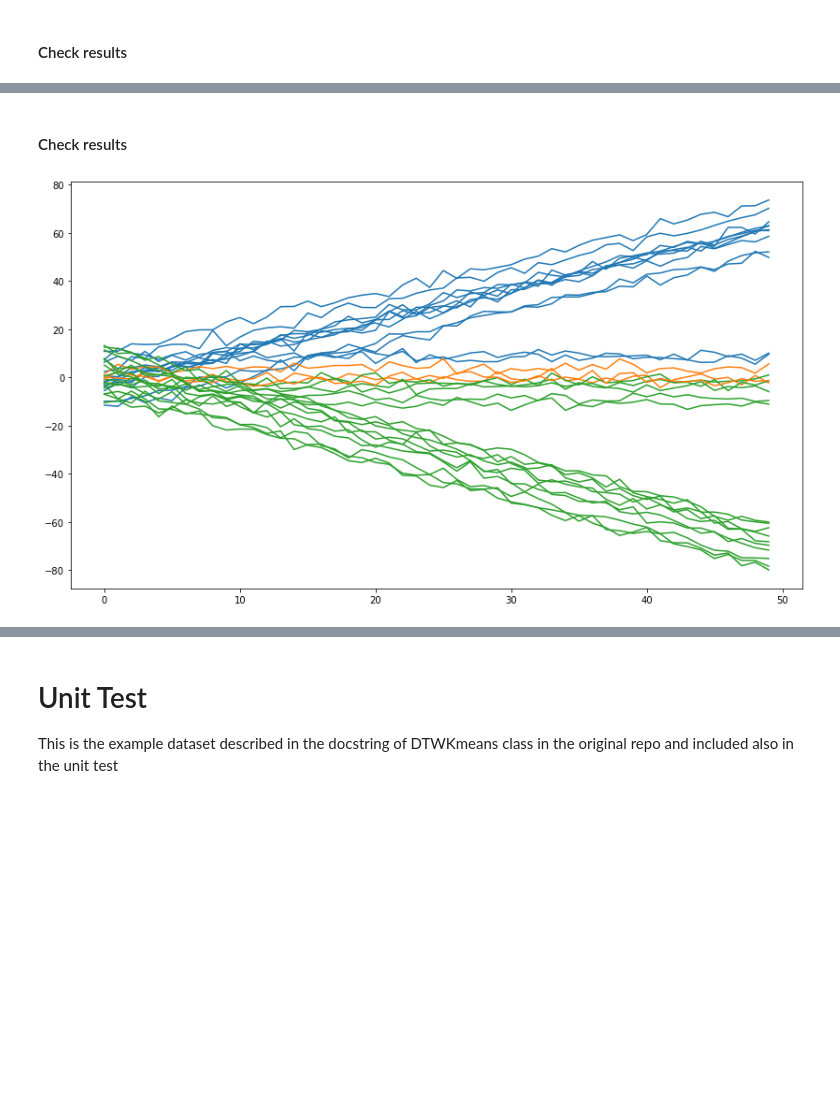
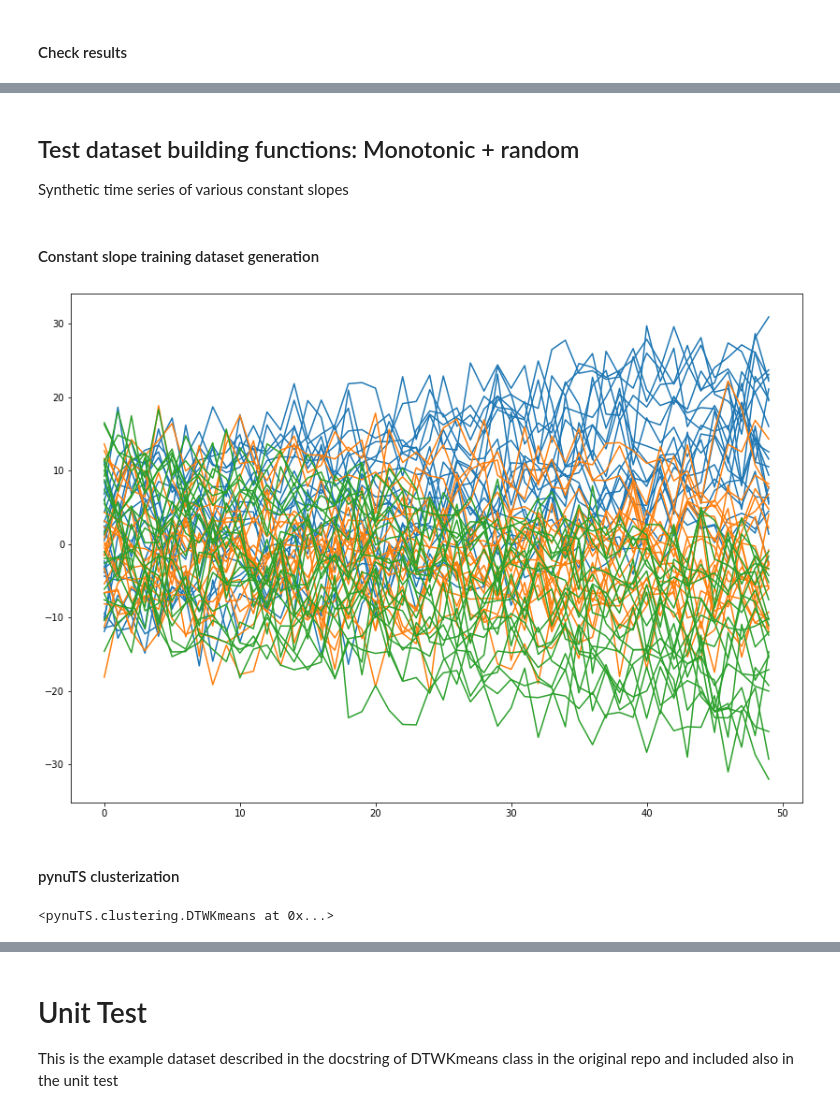
Before and after one commit to nickprock/pynuTS, a Jupyter notebook: demos/DTW KMeans Demo.ipynb, the cells around one changed output, grey strips where cells are left out. Saved outputs shown, nothing was run; the diff lists cells and outputs as text; code cells hidden in the pictures; blank space fills up the shorter version.

```diff
--- a/demos/DTW KMeans Demo.ipynb
+++ b/demos/DTW KMeans Demo.ipynb
@@ -210,5 +184,0 @@ def make_slopes_dataset(slopes,samples,noise_factor=0.01,lengths=None):
-# %%
-slopes = [0.3,0,-0.3]
-list_of_series = make_slopes_dataset(slopes,20,noise_factor=1.5,lengths=[50])
-#plot_list_of_ts_over_subplots(list_of_series,figsize=(14,8))
-plot_list_of_ts(list_of_series,figsize=(14,10))
@@ -242,7 +185,49 @@ clustering_dict
-# %% [markdown]
-#### Check results
-# %%
-#plot_list_of_ts_over_subplots(get_clustered_list(list_new,clustering_dict),figsize=(14,8))
-plot_list_of_ts(get_clustered_list(list_new,clustering_dict),figsize=(14,8))
-# %% [output]
-[figure, removed]
+# %% [markdown]
+## Test dataset building functions: Monotonic + random
+Synthetic time series of various constant slopes
+# %%
+def make_slopes_dataset(slopes,samples,additive_noise_factor=0.01,intercept_noise_factor=0.1,lengths=None):
+    """Generate a list of time series of various slopes with some random in intercept + white noise on the samples
+    Lenght of each time series is 100 by default, can be changed with the lengths parameter.
+
+    Arguments:
+
+    slopes : list of slopes as angular coefficients, e.g. [1.0,0,-1.0] means
+    samples : number of series produced for each slope
+    noise_factor : linear facotr to attenuate the added noise
+    lenghts : None or list of integers. If none all series will be of lenght 100. Otherwise lengths will be taken
+        at random from the elements of the lengths list. Lenghts shall be no less than 10
+
+    Returns:
+
+    list of Pandas Series. the names of the series are int, and are unique per each code.
+        Series names have the same meaning as the id of the cluster.
+    """
+    list_of_series = []
+    if lengths is None:
+        lengths = [100]
+    assert lengths >= [10]*len(lengths),"lengths shall be no less than 10"
+    for i,slope in enumerate(slopes):
+        for _ in range(samples):
+            length = lengths[random.randint(0,len(lengths))-1]
+            series = intercept_noise_factor * np.ones(length)*(random.random()*length-length/2) + \
+                     [x * slope for x in range(length)] + np.random.randn(length) * additive_noise_factor
+            sample = pd.Series(series,name=i)
+            list_of_series.append(sample)
+    return(list_of_series)
+# %% [markdown]
+#### Constant slope training dataset generation
+# %%
+slopes = [0.3,0,-0.3]
+list_of_series = make_slopes_dataset(slopes,20,additive_noise_factor=3.5,intercept_noise_factor=0.5,lengths=[50])
+#plot_list_of_ts_over_subplots(list_of_series,figsize=(14,8))
+plot_list_of_ts(list_of_series,figsize=(14,10))
+# %% [output]
+[figure, added]
+# %% [markdown]
+#### pynuTS clusterization
+# %%
+clts = DTWKmeans(num_clust = 3, num_iter = 5, w=1,euclidean=True)
+clts.fit(list_of_series)
+# %% [output]
+<pynuTS.clustering.DTWKmeans at 0x...>
```
Also changed, not shown: parts of 27 cells of this notebook.
